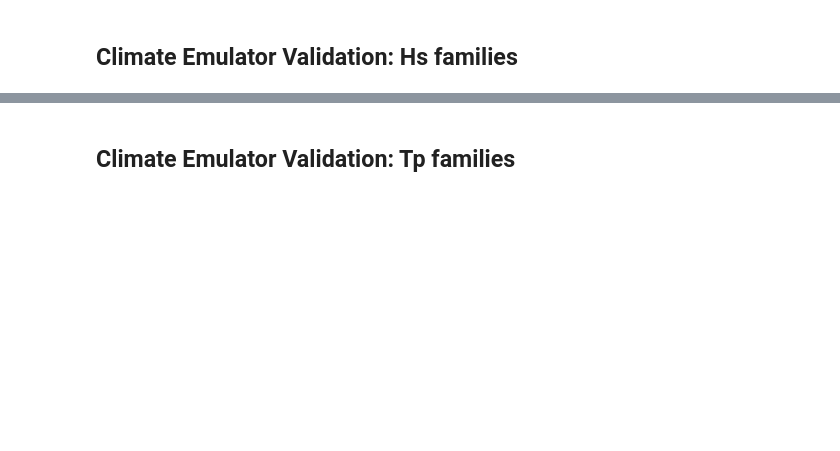
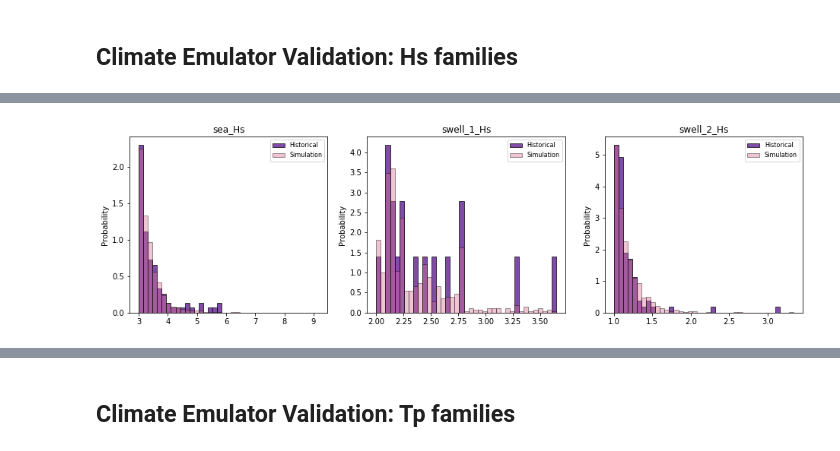
Before and after one commit to ripolln/teslakit, a Jupyter notebook: notebooks/KWAJALEIN/02_MetOcean_emulator/12_Climate_Emulator_swell1_empirico.ipynb, the cells around one changed output, grey strips where cells are left out. Cells and saved outputs as stored; diff of their text form; code cells hidden in the pictures; blank space fills up the shorter version.

```diff
--- a/notebooks/KWAJALEIN/02_MetOcean_emulator/12_Climate_Emulator_swell1_empirico.ipynb
+++ b/notebooks/KWAJALEIN/02_MetOcean_emulator/12_Climate_Emulator_swell1_empirico.ipynb
@@ -390,17 +392,19 @@ Plot_FitSim_Histograms(
 # %%
 # plot selection
 vns_lims = {
-    'sea_Hs':(2, 30),
+    'sea_Hs':(3, 30),
     'swell_1_Hs':(2, 30),
     'swell_2_Hs':(1, 30),
 
 }
 
 Plot_FitSim_Histograms(
     WVS_fit_p, WVS_sim_p, vvs, density=True,
     color_1='indigo', color_2='palevioletred',
     vns_lims=vns_lims,
 );
+# %% [output]
+[figure, added]
 # %%
 # annual maxima comparison
 Plot_FitSim_AnnualMax(
```
Also changed, not shown: parts of 14 cells of this notebook, 6 other files.
